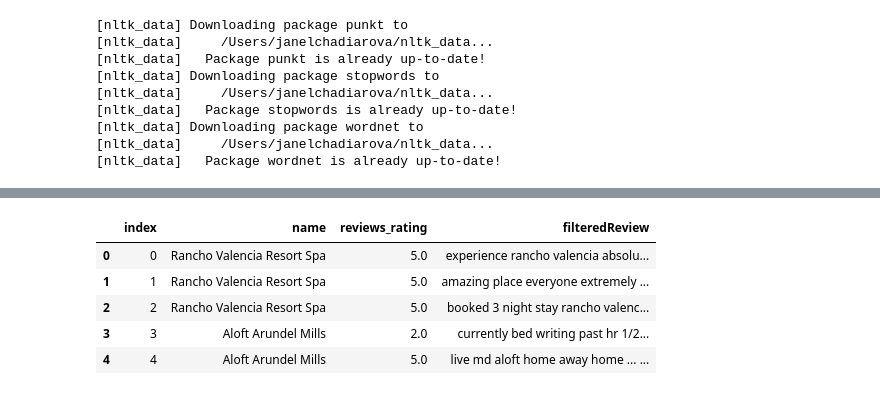
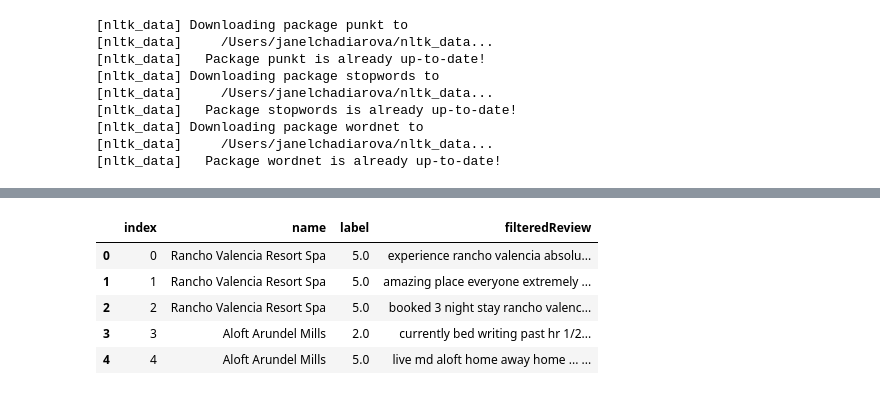
Before and after one commit to janelcv/Hotel_Rating_Analysis, a Jupyter notebook: Hotel_Ratings_Analysis-04.ipynb, the cells around one changed output, grey strips where cells are left out. Cells and saved outputs as stored; diff of their text form; code cells hidden in the pictures.

```diff
--- a/Hotel_Ratings_Analysis-04.ipynb
+++ b/Hotel_Ratings_Analysis-04.ipynb
@@ -95,11 +95,11 @@ ratings.head()
 # %%
 # Remove columns that will not be used in the analysis
 df = ratings.drop(columns=["reviews_text","reviews_date","reviews_sourceURLs","reviews_title","reviews_userCity","reviews_userProvince"],axis=1)
-
+df = df.rename(index=str, columns={"reviews_rating": "label"})
 # Preview the dataframe
 df.head()
 # %% [output]
-|  | index | name | reviews_rating | filteredReview |
+|  | index | name | label | filteredReview |
 | 0 | 0 | Rancho Valencia Resort Spa | 5.0 | experience rancho valencia absolu... |
 | 1 | 1 | Rancho Valencia Resort Spa | 5.0 | amazing place everyone extremely ... |
 | 2 | 2 | Rancho Valencia Resort Spa | 5.0 | booked 3 night stay rancho valenc... |
```
Also changed, not shown: parts of 18 cells of this notebook.
